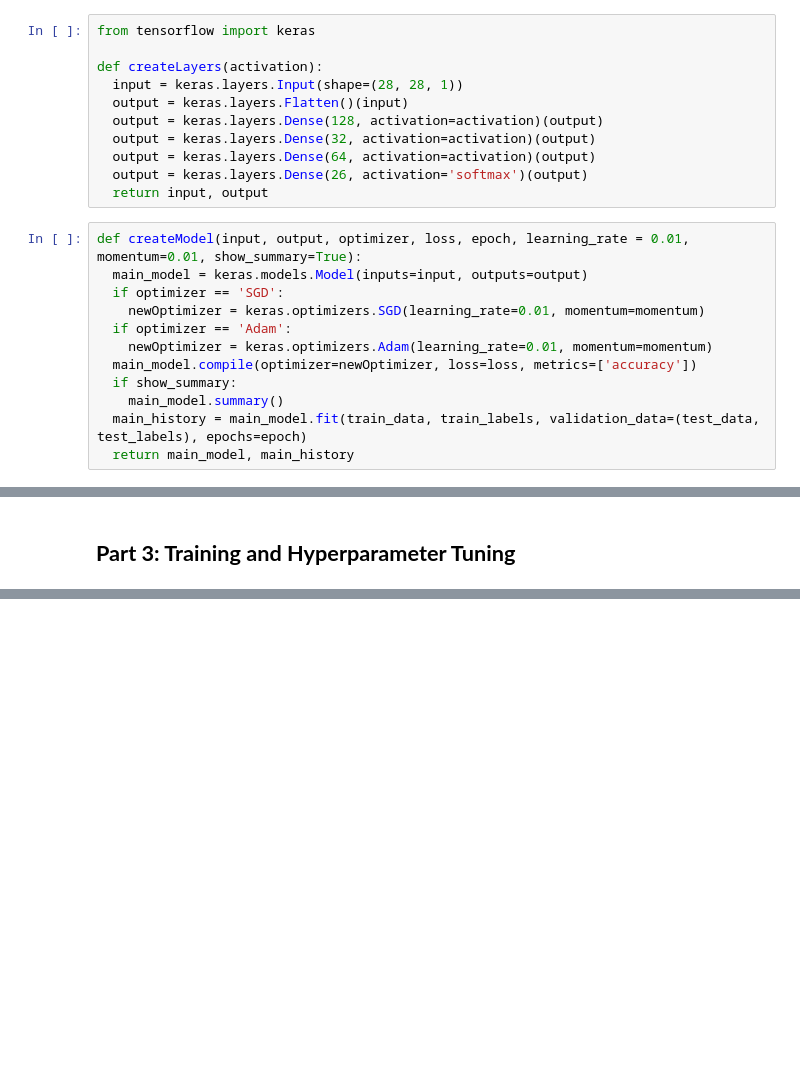
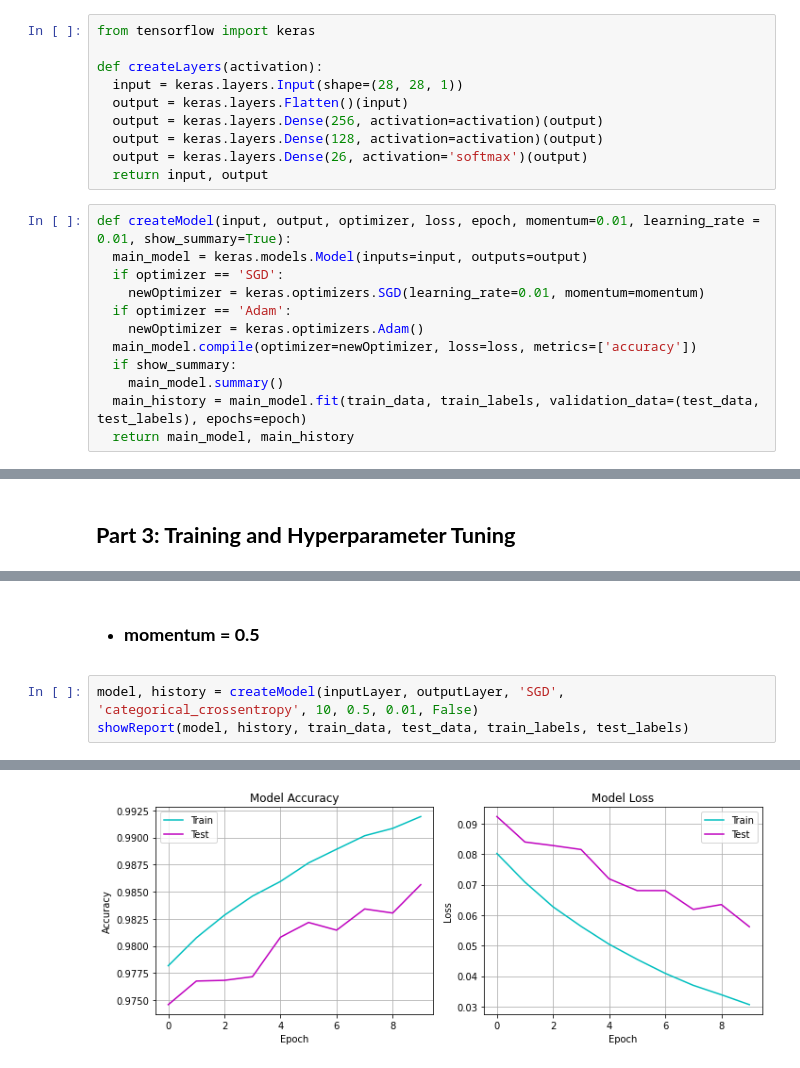
Before and after one commit to morteza-nouri/AI-TensorFlow, a Jupyter notebook: AI_CA5_P2.ipynb, the cells around one changed output, grey strips where cells are left out. Cells and saved outputs as stored; diff of their text form; blank space fills up the shorter version.

```diff
--- a/AI_CA5_P2.ipynb
+++ b/AI_CA5_P2.ipynb
@@ -152,18 +152,17 @@ from tensorflow import keras
 def createLayers(activation):
   input = keras.layers.Input(shape=(28, 28, 1))
   output = keras.layers.Flatten()(input)
+  output = keras.layers.Dense(256, activation=activation)(output)
   output = keras.layers.Dense(128, activation=activation)(output)
-  output = keras.layers.Dense(32, activation=activation)(output)
-  output = keras.layers.Dense(64, activation=activation)(output)
   output = keras.layers.Dense(26, activation='softmax')(output)
   return input, output
 # %%
-def createModel(input, output, optimizer, loss, epoch, learning_rate = 0.01, momentum=0.01, show_summary=True):
+def createModel(input, output, optimizer, loss, epoch, momentum=0.01, learning_rate = 0.01, show_summary=True):
   main_model = keras.models.Model(inputs=input, outputs=output)
   if optimizer == 'SGD':
     newOptimizer = keras.optimizers.SGD(learning_rate=0.01, momentum=momentum)
   if optimizer == 'Adam':
-    newOptimizer = keras.optimizers.Adam(learning_rate=0.01, momentum=momentum)
+    newOptimizer = keras.optimizers.Adam()
   main_model.compile(optimizer=newOptimizer, loss=loss, metrics=['accuracy'])
   if show_summary:
     main_model.summary()
@@ -248,0 +238,6 @@ weighted avg       0.97      0.97      0.97     74490
+# %% [markdown]
+- ### __momentum = 0.5__
+# %%
+model, history = createModel(inputLayer, outputLayer, 'SGD', 'categorical_crossentropy', 10, 0.5, 0.01, False)
+showReport(model, history, train_data, test_data, train_labels, test_labels)
+# %% [output]
@@ -248,0 +261 @@ weighted avg       0.97      0.97      0.97     74490
+[figure, added]
```
Also changed, not shown: parts of 17 cells of this notebook.
